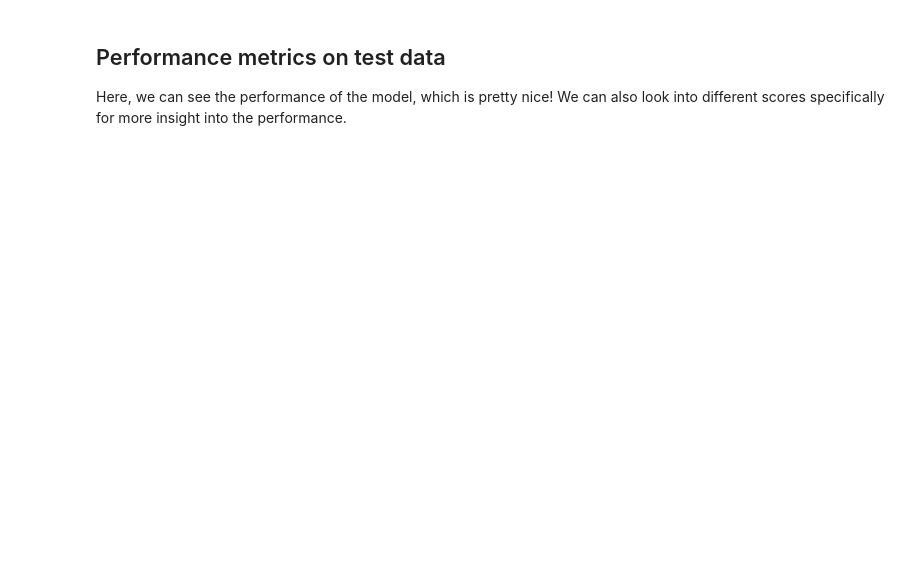
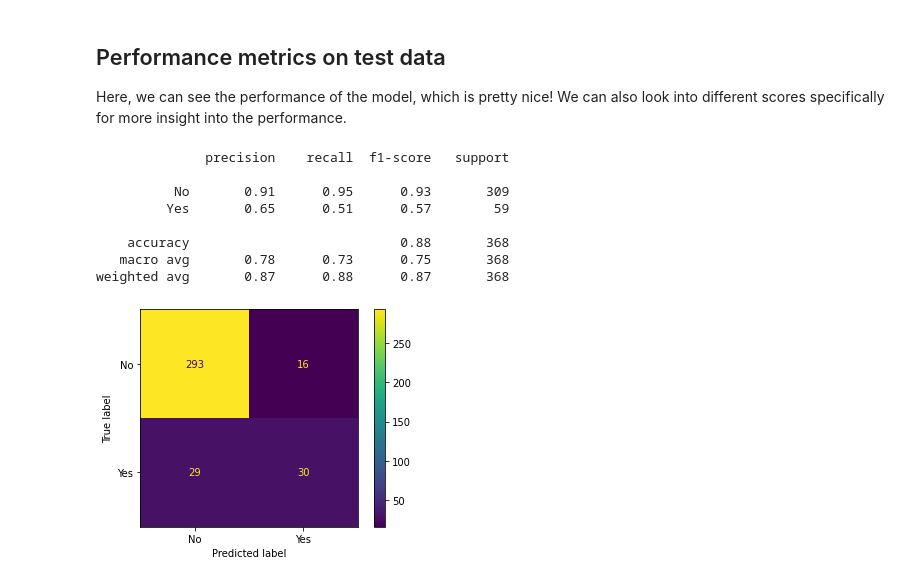
Before and after one commit to henrygilbert22/gilbert_assign06, a Jupyter notebook: employee_churn_template.ipynb, the cells around one changed output. Drawn from its saved outputs; the diff is of its cells as text; code cells hidden in the pictures; blank space fills up the shorter version.

Commit message:
Updated info

```diff
--- a/employee_churn_template.ipynb
+++ b/employee_churn_template.ipynb
@@ -90,5 +90,7 @@ unit_percentage = (employee_df['MonthlyIncome'].max() - employee_df['MonthlyInco
 bins = [0, 1, 5, 10]
 bin_values = [i*unit_percentage for i in bins]
 employee_df['binned'] = pd.cut(employee_df['MonthlyIncome'], bin_values)
-employee_df['binned'] = employee_df['binned'].apply(lambda x: f"{x.left:.0f}-{x.right:.0f}")
+employee_df['binned'] = employee_df['binned'].apply(lambda x: f"{x.left:.0f}-cat-{x.right:.0f}")
+employee_df['binned'] = employee_df['binned'].astype('object')
+employee_df.info()
 # By making it a string, the hot encoding in the pipeline wil automatically create a new column
@@ -267,8 +362,18 @@ def performance_metrics(model):
 # %%
 
 performance_metrics(best_lr)
-performance_metrics(best_rf)
-performance_metrics(best_gb)
+# performance_metrics(best_rf)
+# performance_metrics(best_gb)
+# %% [output]
+              precision    recall  f1-score   support
+
+          No       0.91      0.95      0.93       309
+         Yes       0.65      0.51      0.57        59
+
+    accuracy                           0.88       368
+   macro avg       0.78      0.73      0.75       368
+weighted avg       0.87      0.88      0.87       368
+[figure, added]
 # %%
 def calculate_financial_value(model):
 
```
Also changed, not shown: parts of 9 cells of this notebook.
